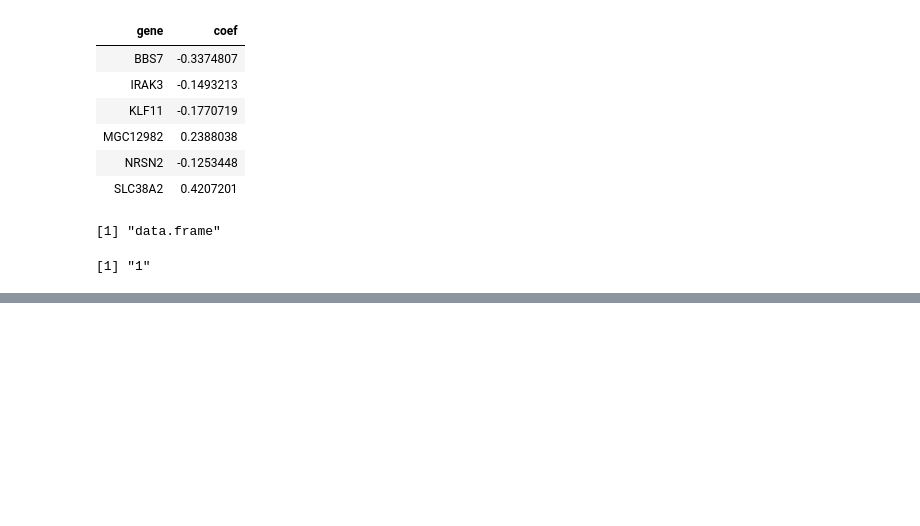
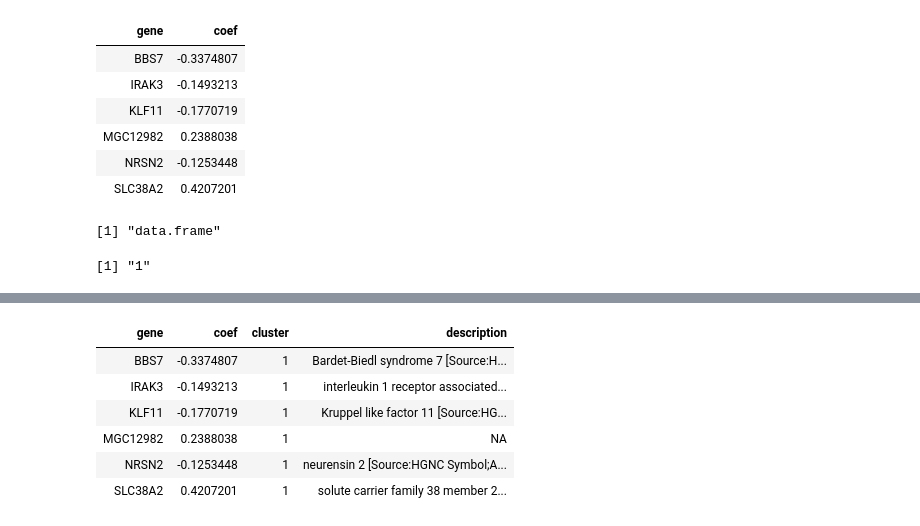
Before and after one commit to Mamie/MethylationPrediction, a Jupyter notebook: notes/predictor frequency.ipynb, the cells around one changed output, grey strips where cells are left out. Cells and saved outputs as stored; diff of their text form; code cells hidden in the pictures; blank space fills up the shorter version.

```diff
--- a/notes/predictor frequency.ipynb
+++ b/notes/predictor frequency.ipynb
@@ -66,0 +80,10 @@ annot.freq.table <- MergeHGNCDescription(freq.table)
+# %%
+head(annot.freq.table)
+# %% [output]
+| gene | coef | cluster | description |
+| BBS7 | -0.3374807 | 1 | Bardet-Biedl syndrome 7 [Source:H... |
+| IRAK3 | -0.1493213 | 1 | interleukin 1 receptor associated... |
+| KLF11 | -0.1770719 | 1 | Kruppel like factor 11 [Source:HG... |
+| MGC12982 | 0.2388038 | 1 | NA |
+| NRSN2 | -0.1253448 | 1 | neurensin 2 [Source:HGNC Symbol;A... |
+| SLC38A2 | 0.4207201 | 1 | solute carrier family 38 member 2... |
```
Also changed, not shown: parts of 10 cells of this notebook, 8 other files.
